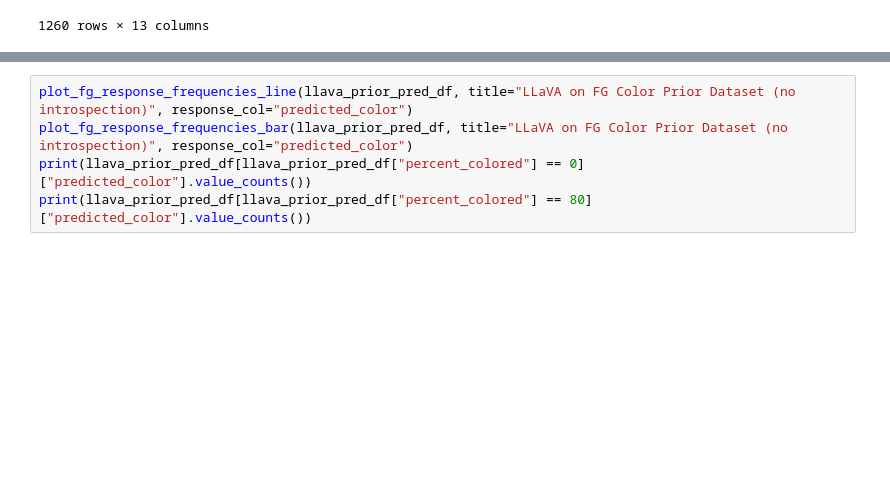
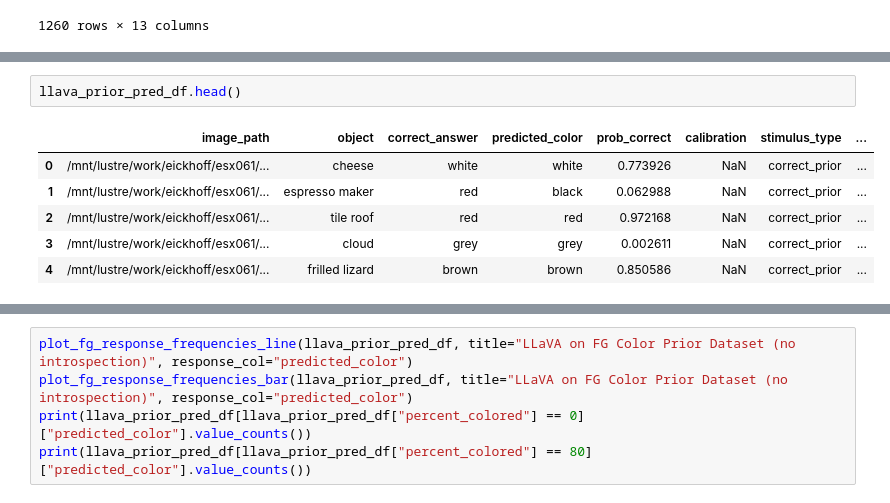
Before and after one commit to jonnemi/color-concept-entanglement, a Jupyter notebook: model_evaluation/VLM_evaluations.ipynb, the cells around one changed output, grey strips where cells are left out. Saved outputs shown, nothing was run; the diff lists cells and outputs as text; blank space fills up the shorter version.

```diff
--- a/model_evaluation/VLM_evaluations.ipynb
+++ b/model_evaluation/VLM_evaluations.ipynb
@@ -324,0 +342,9 @@ display(llava_prior_pred_df)
+# %%
+llava_prior_pred_df.head()
+# %% [output]
+|  | image_path | object | correct_answer | predicted_color | prob_correct | calibration | stimulus_type | ... |
+| 0 | /mnt/lustre/work/eickhoff/esx061/... | cheese | white | white | 0.773926 | NaN | correct_prior | ... |
+| 1 | /mnt/lustre/work/eickhoff/esx061/... | espresso maker | red | black | 0.062988 | NaN | correct_prior | ... |
+| 2 | /mnt/lustre/work/eickhoff/esx061/... | tile roof | red | red | 0.972168 | NaN | correct_prior | ... |
+| 3 | /mnt/lustre/work/eickhoff/esx061/... | cloud | grey | grey | 0.002611 | NaN | correct_prior | ... |
+| 4 | /mnt/lustre/work/eickhoff/esx061/... | frilled lizard | brown | brown | 0.850586 | NaN | correct_prior | ... |
```
Also changed, not shown: parts of 12 cells of this notebook, 3 other files.
